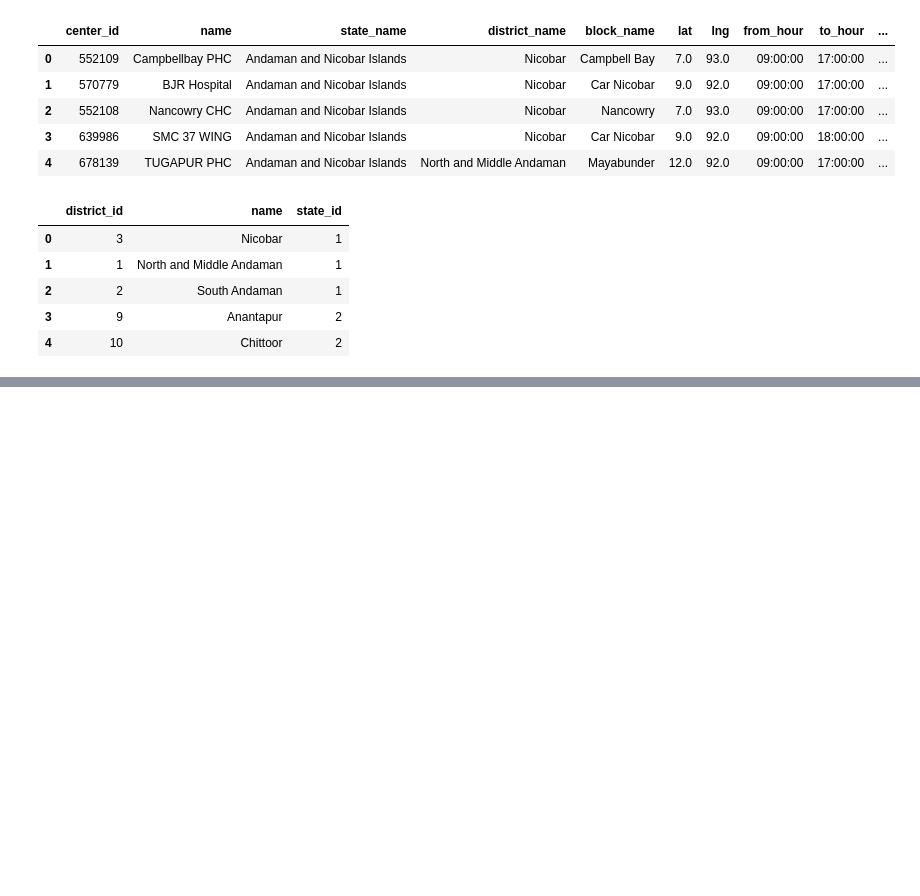
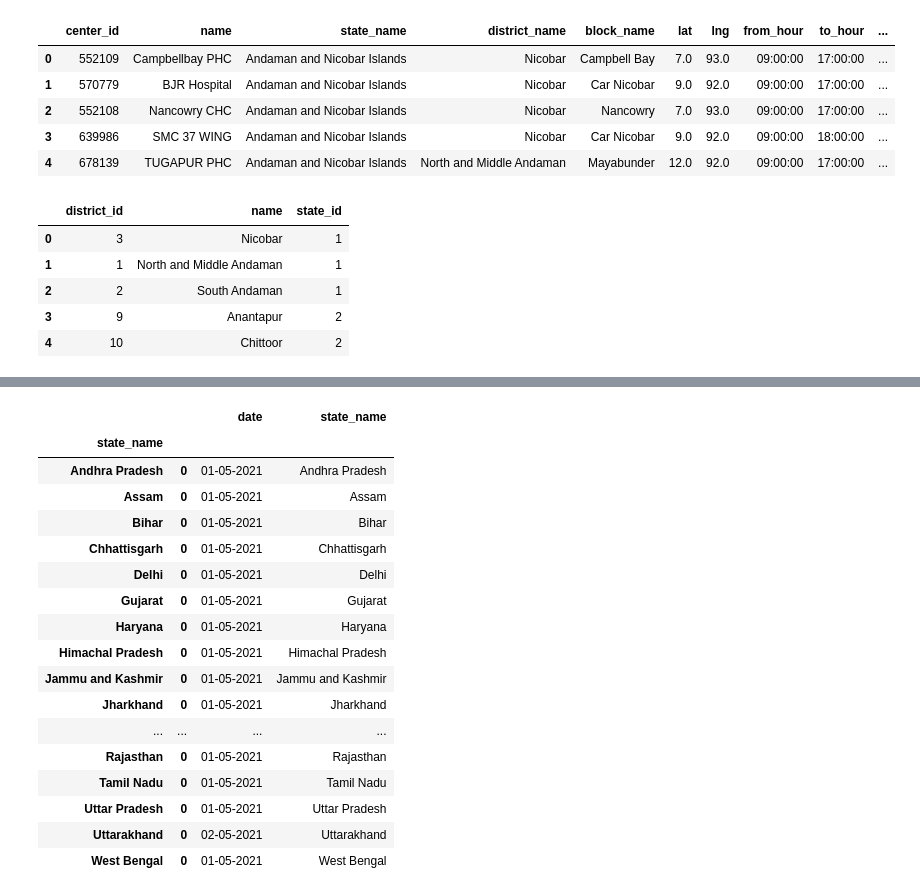
Before and after one commit to shashanksingh/blog_redux, a Jupyter notebook: _notebooks/2021-04-30-covid-vacctionations-slots-in-india.ipynb, the cells around one changed output, grey strips where cells are left out. Cells and saved outputs as stored; diff of their text form; code cells hidden in the pictures; blank space fills up the shorter version.

```diff
--- a/_notebooks/2021-04-30-covid-vacctionations-slots-in-india.ipynb
+++ b/_notebooks/2021-04-30-covid-vacctionations-slots-in-india.ipynb
@@ -216,0 +289,28 @@ session_center_district_df
+# %%
+session_center_district_df\
+    [session_center_district_df["min_age_limit"]<45]\
+    [session_center_district_df["fee_type"]=="Free"]\
+    [['date', 'state_name']]\
+    .groupby('state_name')\
+    .apply(lambda x : x.sort_values(by = 'date', ascending = True)\
+    .head(1)\
+    .reset_index(drop = True)).head(40)
+# %% [output]
+|  |  | date | state_name |
+| state_name |  |  |  |
+| Andhra Pradesh | 0 | 01-05-2021 | Andhra Pradesh |
+| Assam | 0 | 01-05-2021 | Assam |
+| Bihar | 0 | 01-05-2021 | Bihar |
+| Chhattisgarh | 0 | 01-05-2021 | Chhattisgarh |
+| Delhi | 0 | 01-05-2021 | Delhi |
+| Gujarat | 0 | 01-05-2021 | Gujarat |
+| Haryana | 0 | 01-05-2021 | Haryana |
+| Himachal Pradesh | 0 | 01-05-2021 | Himachal Pradesh |
+| Jammu and Kashmir | 0 | 01-05-2021 | Jammu and Kashmir |
+| Jharkhand | 0 | 01-05-2021 | Jharkhand |
+| ... | ... | ... | ... |
+| Rajasthan | 0 | 01-05-2021 | Rajasthan |
+| Tamil Nadu | 0 | 01-05-2021 | Tamil Nadu |
+| Uttar Pradesh | 0 | 01-05-2021 | Uttar Pradesh |
+| Uttarakhand | 0 | 02-05-2021 | Uttarakhand |
+| West Bengal | 0 | 01-05-2021 | West Bengal |
```
Also changed, not shown: parts of 8 cells of this notebook.
